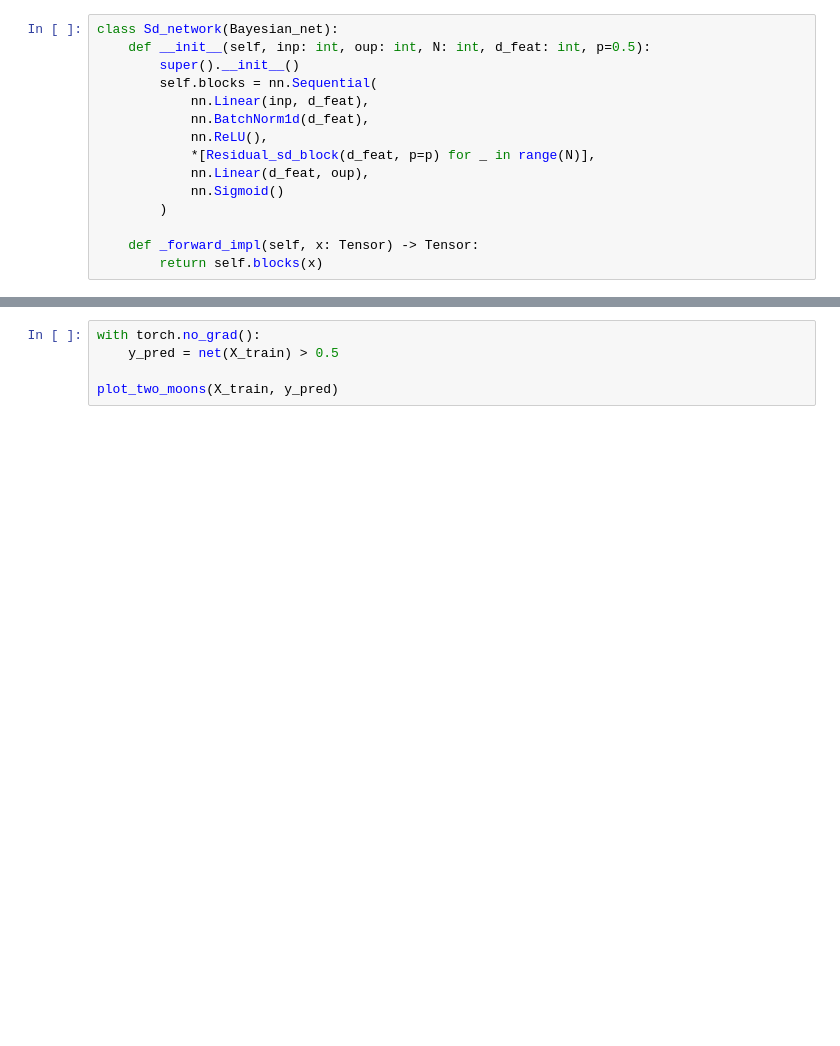
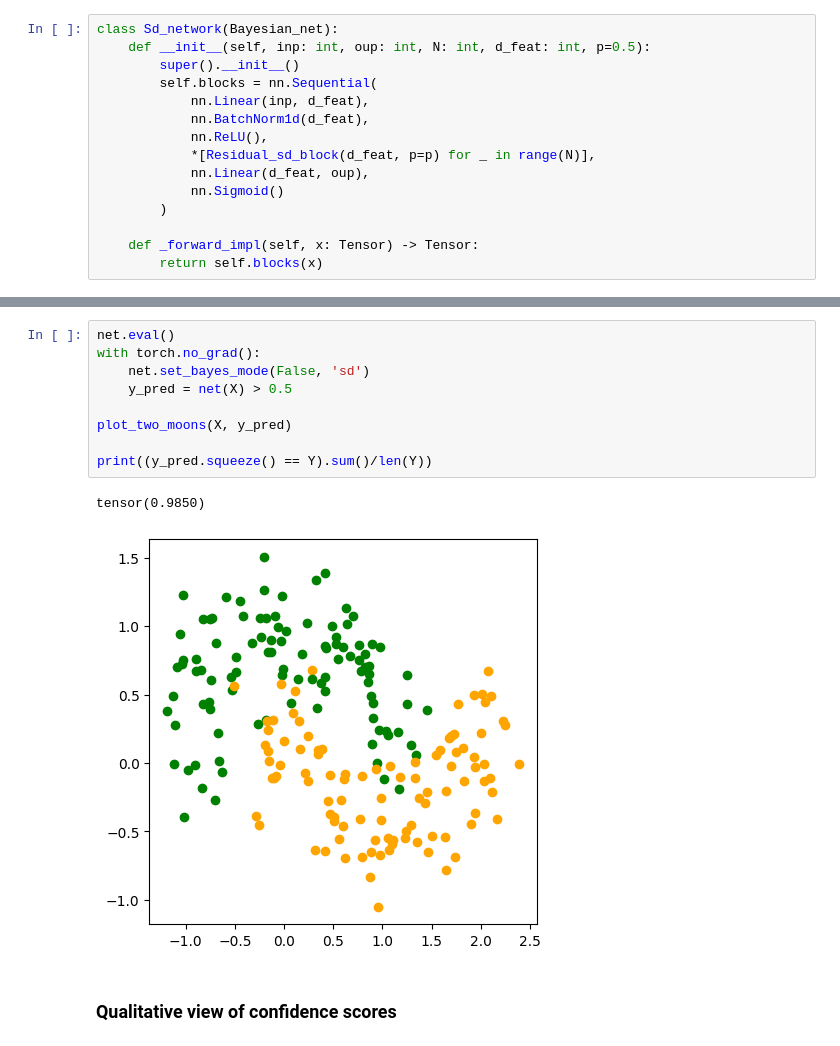
Before and after one commit to LeonY117/Bayes-Stochastic-Depth, a Jupyter notebook: notebooks/two_moon.ipynb, the cells around one changed output, grey strips where cells are left out. Cells and saved outputs as stored; diff of their text form; blank space fills up the shorter version.

```diff
--- a/notebooks/two_moon.ipynb
+++ b/notebooks/two_moon.ipynb
@@ -173,6 +204,15 @@ plt.plot(history)
 # %%
+net.eval()
 with torch.no_grad():
-    y_pred = net(X_train) > 0.5
+    net.set_bayes_mode(False, 'sd')
+    y_pred = net(X) > 0.5
 
-plot_two_moons(X_train, y_pred)
+plot_two_moons(X, y_pred)
+
+print((y_pred.squeeze() == Y).sum()/len(Y))
+# %% [output]
+tensor(0.9850)
+[figure, added]
+# %% [markdown]
+### Qualitative view of confidence scores
 # %%
```
Also changed, not shown: parts of 9 cells of this notebook.
